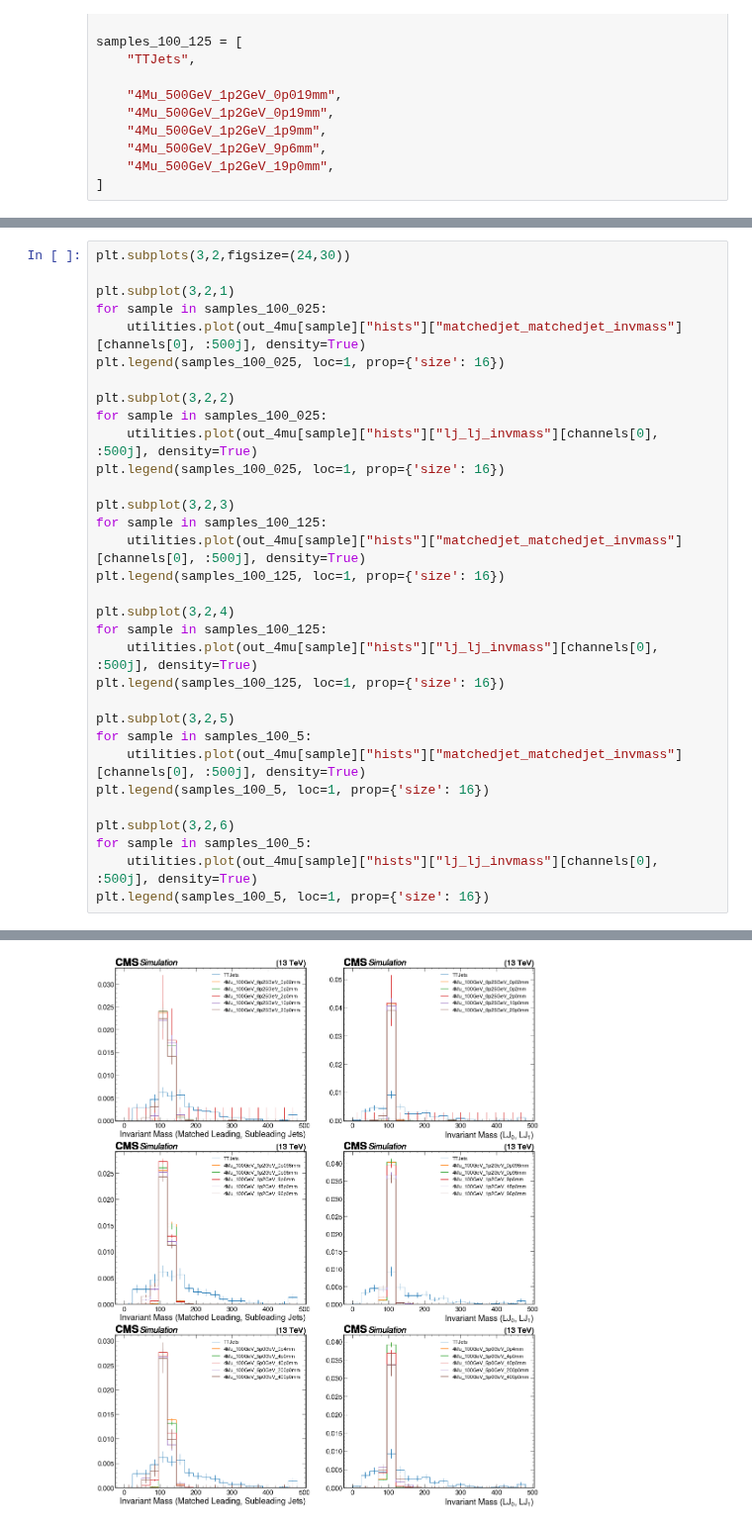
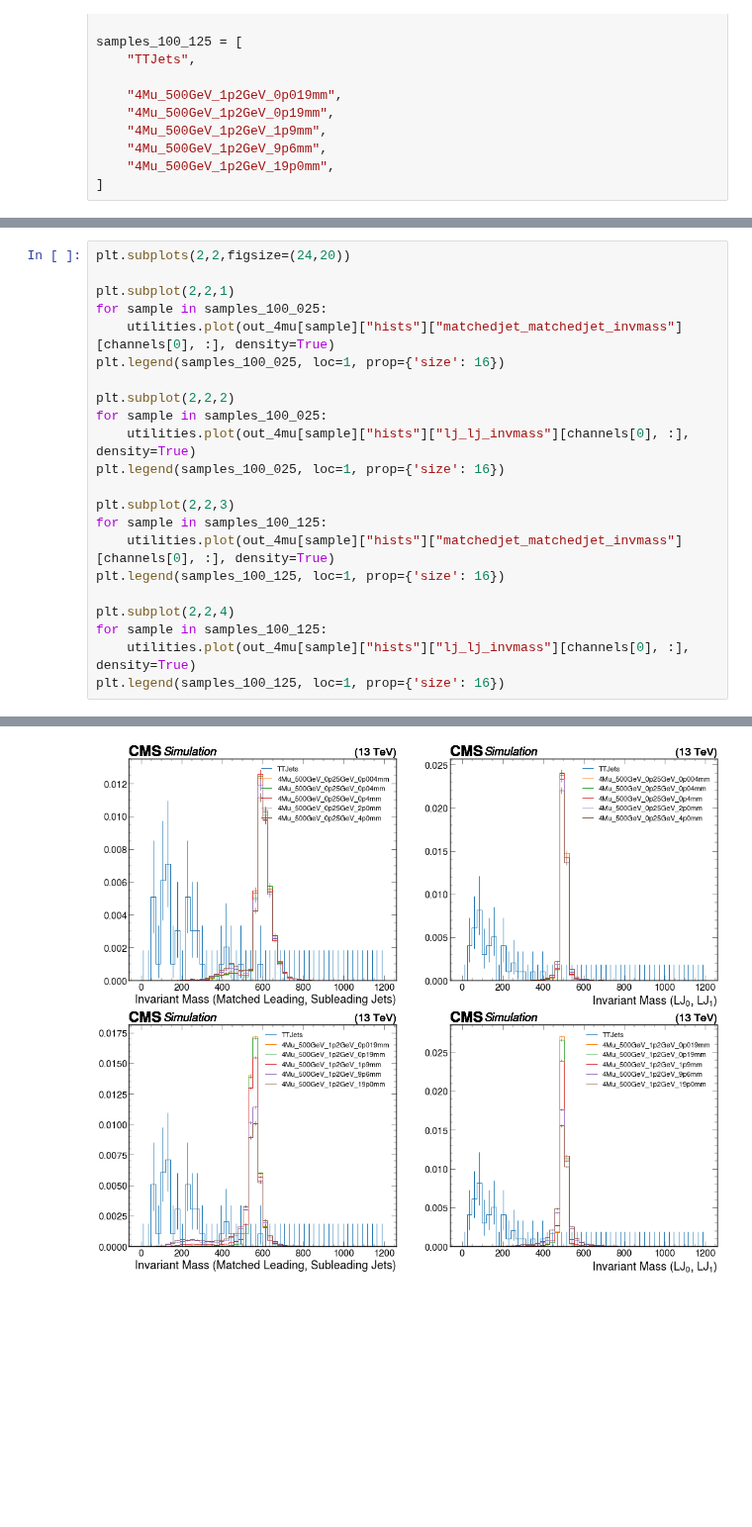
Before and after one commit to yeopjjang/SIDM, a Jupyter notebook: sidm/DY_studies/Processor_base/New_LJ_Isolation_Value_500.ipynb, the cells around one changed output, grey strips where cells are left out. Shown at 99% size. Saved outputs shown, nothing was run; the diff lists cells and outputs as text; blank space fills up the shorter version.

```diff
--- a/sidm/DY_studies/Processor_base/New_LJ_Isolation_Value_500.ipynb
+++ b/sidm/DY_studies/Processor_base/New_LJ_Isolation_Value_500.ipynb
@@ -106,36 +128,26 @@ plt.legend(samples_100_125, loc=2, prop={'size': 18})
 # %%
-plt.subplots(3,2,figsize=(24,30))
+plt.subplots(2,2,figsize=(24,20))
 
-plt.subplot(3,2,1)
+plt.subplot(2,2,1)
 for sample in samples_100_025:
-    utilities.plot(out_4mu[sample]["hists"]["matchedjet_matchedjet_invmass"][channels[0], :500j], density=True)
+    utilities.plot(out_4mu[sample]["hists"]["matchedjet_matchedjet_invmass"][channels[0], :], density=True)
 plt.legend(samples_100_025, loc=1, prop={'size': 16})
 
-plt.subplot(3,2,2)
+plt.subplot(2,2,2)
 for sample in samples_100_025:
-    utilities.plot(out_4mu[sample]["hists"]["lj_lj_invmass"][channels[0], :500j], density=True)
+    utilities.plot(out_4mu[sample]["hists"]["lj_lj_invmass"][channels[0], :], density=True)
 plt.legend(samples_100_025, loc=1, prop={'size': 16})
 
-plt.subplot(3,2,3)
+plt.subplot(2,2,3)
 for sample in samples_100_125:
-    utilities.plot(out_4mu[sample]["hists"]["matchedjet_matchedjet_invmass"][channels[0], :500j], density=True)
+    utilities.plot(out_4mu[sample]["hists"]["matchedjet_matchedjet_invmass"][channels[0], :], density=True)
 plt.legend(samples_100_125, loc=1, prop={'size': 16})
 
-plt.subplot(3,2,4)
+plt.subplot(2,2,4)
 for sample in samples_100_125:
-    utilities.plot(out_4mu[sample]["hists"]["lj_lj_invmass"][channels[0], :500j], density=True)
+    utilities.plot(out_4mu[sample]["hists"]["lj_lj_invmass"][channels[0], :], density=True)
 plt.legend(samples_100_125, loc=1, prop={'size': 16})
-
-plt.subplot(3,2,5)
-for sample in samples_100_5:
-    utilities.plot(out_4mu[sample]["hists"]["matchedjet_matchedjet_invmass"][channels[0], :500j], density=True)
-plt.legend(samples_100_5, loc=1, prop={'size': 16})
-
-plt.subplot(3,2,6)
-for sample in samples_100_5:
-    utilities.plot(out_4mu[sample]["hists"]["lj_lj_invmass"][channels[0], :500j], density=True)
-plt.legend(samples_100_5, loc=1, prop={'size': 16})
 # %% [output]
 <matplotlib.legend.Legend at 0x...>
-[figure, old version]
+[figure, new version]
 # %%
```
Also changed, not shown: parts of 11 cells of this notebook, 3 other files.
